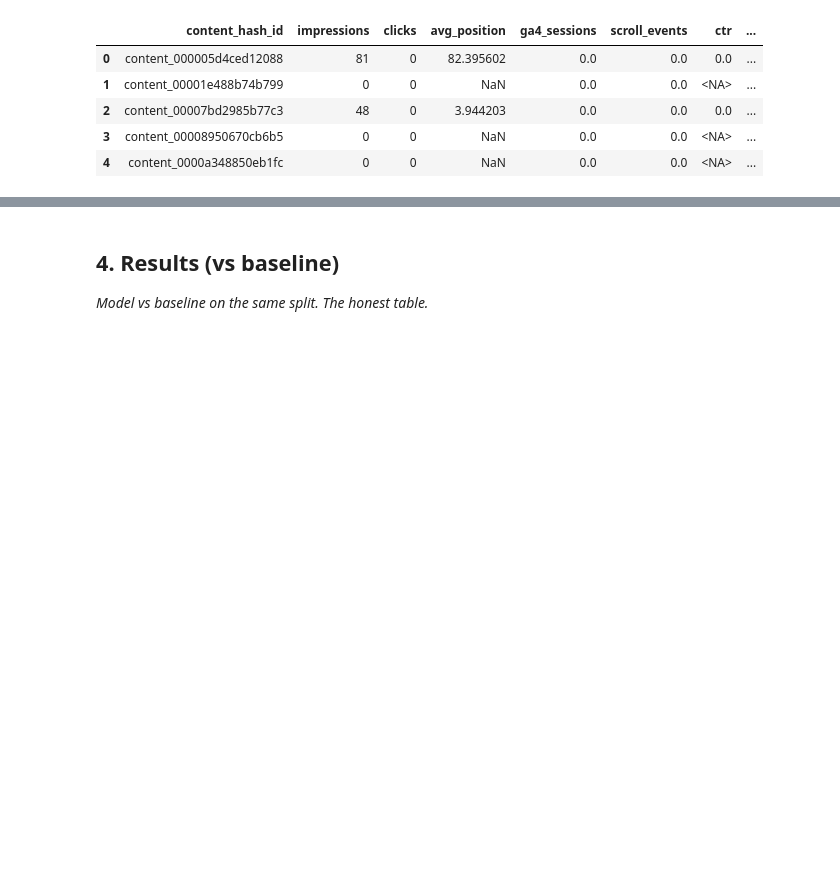
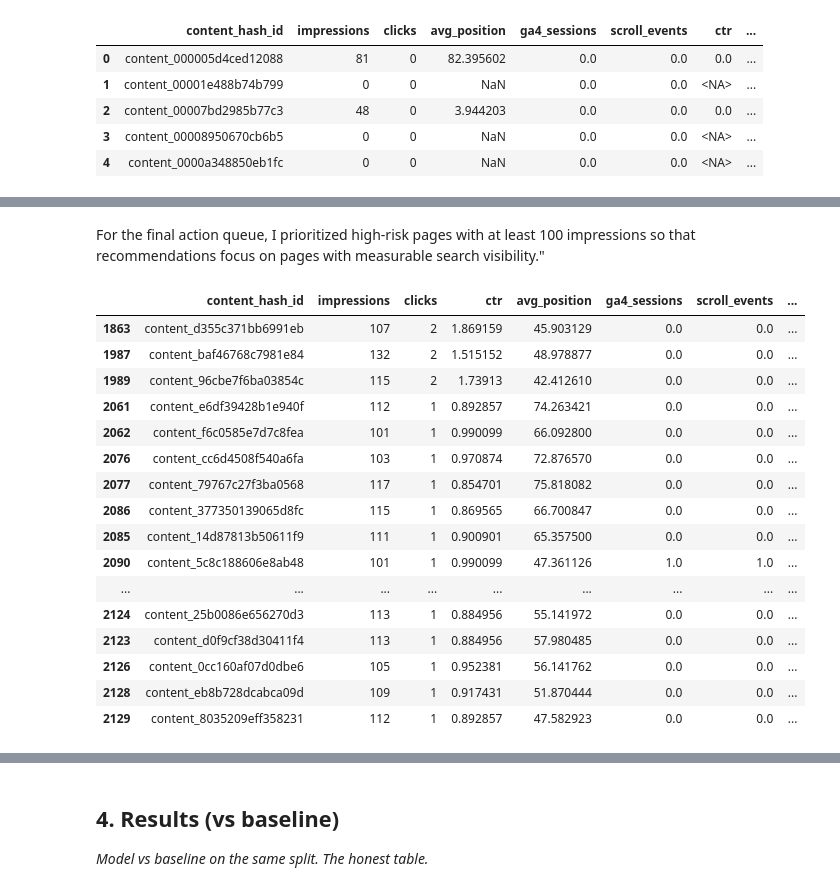
Before and after one commit to ShardhaBatra/flyrank-ml-internship, a Jupyter notebook: work/notebooks/capstone.ipynb, the cells around one changed output, grey strips where cells are left out. Drawn from its saved outputs; the diff is of its cells as text; code cells hidden in the pictures; blank space fills up the shorter version.

```diff
--- a/work/notebooks/capstone.ipynb
+++ b/work/notebooks/capstone.ipynb
@@ -711,0 +920,46 @@ Content available in both April and May: 362172
+# %% [markdown]
+For the final action queue, I prioritized high-risk pages with at least 100 impressions so that recommendations focus on pages with measurable search visibility."
+# %%
+final_recommendations = (
+    ranked_recommendations[
+        ranked_recommendations["impressions"] >= 100
+    ]
+    .sort_values(
+        by="decline_probability",
+        ascending=False
+    )
+    .head(20)
+    .copy()
+)
+
+final_recommendations[
+    [
+        "content_hash_id",
+        "impressions",
+        "clicks",
+        "ctr",
+        "avg_position",
+        "ga4_sessions",
+        "scroll_events",
+        "decline_probability",
+        "action"
+    ]
+]
+# %% [output]
+|  | content_hash_id | impressions | clicks | ctr | avg_position | ga4_sessions | scroll_events | ... |
+| 1863 | content_d355c371bb6991eb | 107 | 2 | 1.869159 | 45.903129 | 0.0 | 0.0 | ... |
+| 1987 | content_baf46768c7981e84 | 132 | 2 | 1.515152 | 48.978877 | 0.0 | 0.0 | ... |
+| 1989 | content_96cbe7f6ba03854c | 115 | 2 | 1.73913 | 42.412610 | 0.0 | 0.0 | ... |
+| 2061 | content_e6df39428b1e940f | 112 | 1 | 0.892857 | 74.263421 | 0.0 | 0.0 | ... |
+| 2062 | content_f6c0585e7d7c8fea | 101 | 1 | 0.990099 | 66.092800 | 0.0 | 0.0 | ... |
+| 2076 | content_cc6d4508f540a6fa | 103 | 1 | 0.970874 | 72.876570 | 0.0 | 0.0 | ... |
+| 2077 | content_79767c27f3ba0568 | 117 | 1 | 0.854701 | 75.818082 | 0.0 | 0.0 | ... |
+| 2086 | content_377350139065d8fc | 115 | 1 | 0.869565 | 66.700847 | 0.0 | 0.0 | ... |
+| 2085 | content_14d87813b50611f9 | 111 | 1 | 0.900901 | 65.357500 | 0.0 | 0.0 | ... |
+| 2090 | content_5c8c188606e8ab48 | 101 | 1 | 0.990099 | 47.361126 | 1.0 | 1.0 | ... |
+| ... | ... | ... | ... | ... | ... | ... | ... | ... |
+| 2124 | content_25b0086e656270d3 | 113 | 1 | 0.884956 | 55.141972 | 0.0 | 0.0 | ... |
+| 2123 | content_d0f9cf38d30411f4 | 113 | 1 | 0.884956 | 57.980485 | 0.0 | 0.0 | ... |
+| 2126 | content_0cc160af07d0dbe6 | 105 | 1 | 0.952381 | 56.141762 | 0.0 | 0.0 | ... |
+| 2128 | content_eb8b728dcabca09d | 109 | 1 | 0.917431 | 51.870444 | 0.0 | 0.0 | ... |
+| 2129 | content_8035209eff358231 | 112 | 1 | 0.892857 | 47.582923 | 0.0 | 0.0 | ... |
```
Also changed, not shown: parts of 17 cells of this notebook.
